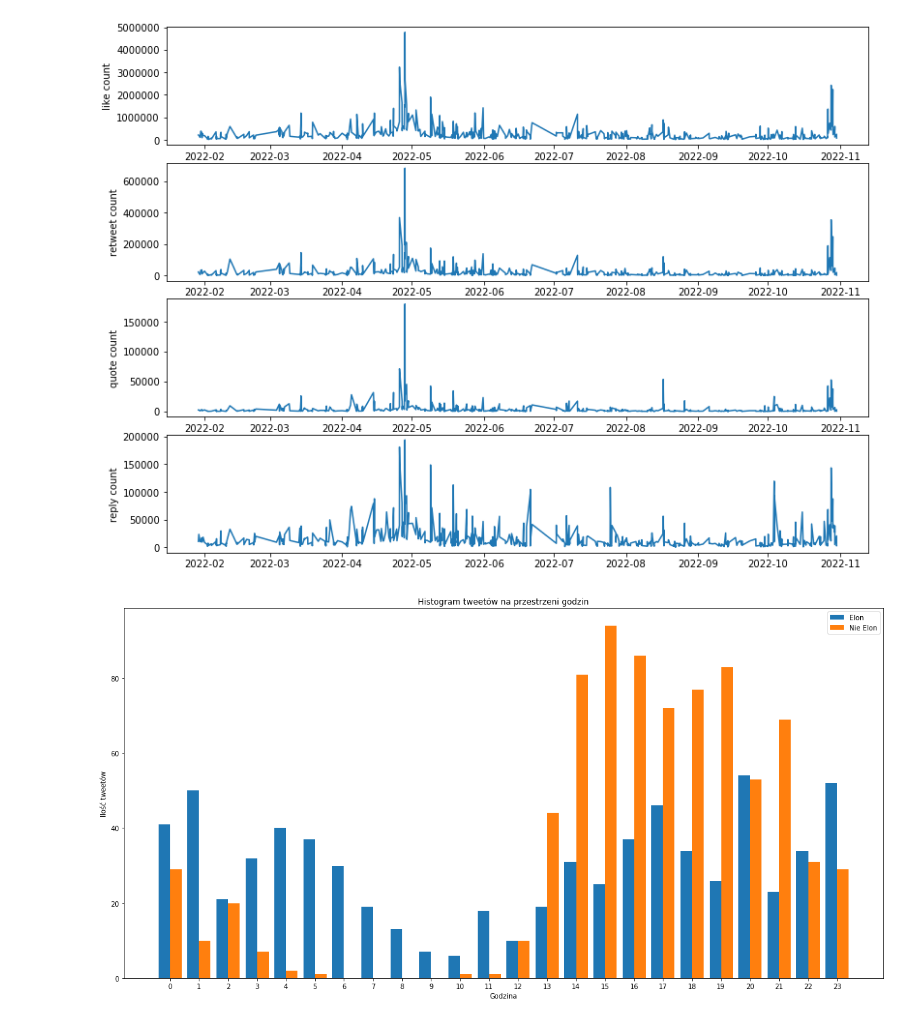
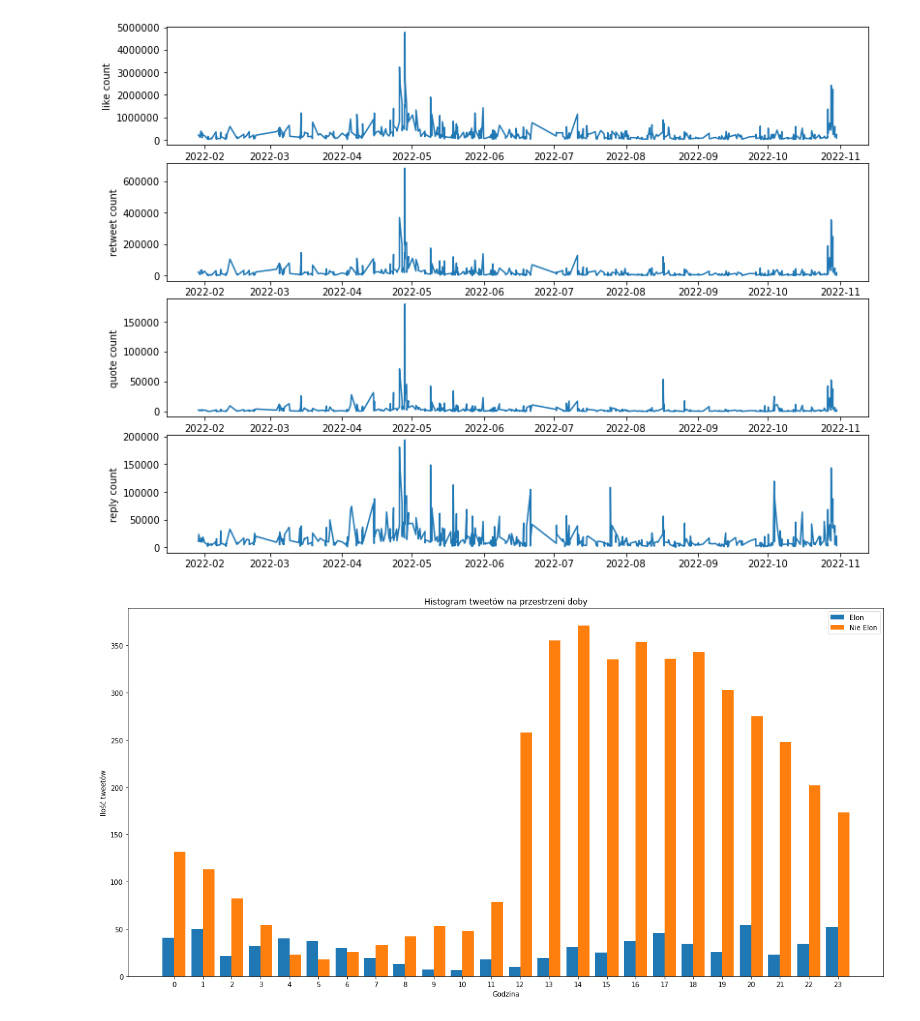
Before and after one commit to Wiktor-99/MAED, a Jupyter notebook: elon_musk_tweet_classification.ipynb, the cells around one changed output. Cells and saved outputs as stored; diff of their text form; code cells hidden in the pictures.

Commit message:
Add merge of all data and add some plots

```diff
--- a/elon_musk_tweet_classification.ipynb
+++ b/elon_musk_tweet_classification.ipynb
@@ -15,6 +15,7 @@ Akwizycja danych będzie realizowana poprzez publiczny interfejs programowania a
 import matplotlib.pyplot as plt
 import pandas as pd
 import numpy as np
+import glob
 
 def plot_charts(data_frame, ylabels):
     fig = plt.figure(figsize=(13,10))
@@ -27,8 +28,16 @@ def plot_charts(data_frame, ylabels):
         ax.plot(data_frame["created at"].to_numpy(dtype='datetime64'), data_frame[ylabel].to_numpy())
         ax.set_ylabel(ylabel)
 
-data_frame_elon = pd.read_csv('user_data/basic_elonmusk_tweets.csv')
-data_frame_elon["created at"] = pd.to_datetime(data_frame_elon["created at"])
+def get_data():
+    all_files = glob.glob("user_data/basic*.csv")
+    df_from_each_file = (pd.read_csv(f) for f in all_files)
+    return pd.concat(df_from_each_file, ignore_index=True)
+
+data_frame = get_data()
+data_frame["created at"] = pd.to_datetime(data_frame["created at"])
+
+data_frame_elon = data_frame.loc[data_frame['is Elon musk'] == True]
+data_frame_not_elon = data_frame.loc[data_frame['is Elon musk'] == False]
 
 ylabels = ["like count","retweet count", 'quote count', 'reply count']
 
@@ -37,36 +46,33 @@ plot_charts(data_frame_elon, ylabels)
 # %% [output]
 [figure]
 # %%
-data_frame_obama = pd.read_csv('user_data/basic_BarackObama_tweets.csv')
-data_frame_obama["created at"] = pd.to_datetime(data_frame_obama["created at"])
-
-obama_data_count_by_hour = data_frame_obama['created at'].groupby(data_frame_obama['created at'].dt.hour).count()
+data_frame_not_elon_count_by_hour = data_frame_not_elon['created at'].groupby(data_frame_not_elon['created at'].dt.hour).count()
 elon_data_count_by_hour = data_frame_elon['created at'].groupby(data_frame_elon['created at'].dt.hour).count()
 
 def fill_missing_hours_with_zero(data_count_by_hour_dict):
     for i in range(24):
         if i not in data_count_by_hour_dict:
             data_count_by_hour_dict[i] = 0
 
     data_count_by_hour_list = list(dict(sorted(data_count_by_hour_dict.items())).values())
     return np.array(data_count_by_hour_list).astype(float)
 
-data_count_by_hour = fill_missing_hours_with_zero(obama_data_count_by_hour.to_dict())
+data_count_by_hour = fill_missing_hours_with_zero(data_frame_not_elon_count_by_hour.to_dict())
 
-def plot_histogram_of_tweet_during_time(elon_data_count_by_hour, not_elon_data_count_by_hour):
+def plot_histogram_of_tweet_during_time(elon_data_count_by_hour, not_elon_data_count_by_hour, y_label, title):
     bar_width = 0.4
     hours = np.arange(24)
     plt.figure(figsize=(20, 10))
     plt.bar(hours - bar_width/2, elon_data_count_by_hour.values, width=bar_width, label='Elon')
     plt.bar(hours + bar_width/2, not_elon_data_count_by_hour, width=0.4, label='Nie Elon')
 
     plt.xticks(hours, hours)
     plt.xlabel("Godzina")
-    plt.ylabel("Ilość tweetów")
-    plt.title("Histogram tweetów na przestrzeni godzin")
+    plt.ylabel(y_label)
+    plt.title(title)
     plt.legend()
     plt.show()
 
-plot_histogram_of_tweet_during_time(elon_data_count_by_hour, data_count_by_hour)
+plot_histogram_of_tweet_during_time(elon_data_count_by_hour, data_count_by_hour, 'Ilość tweetów', 'Histogram tweetów na przestrzeni doby')
 # %% [output]
-[figure, old version]
+[figure, new version]
```
Also changed, not shown: parts of 4 cells of this notebook.
